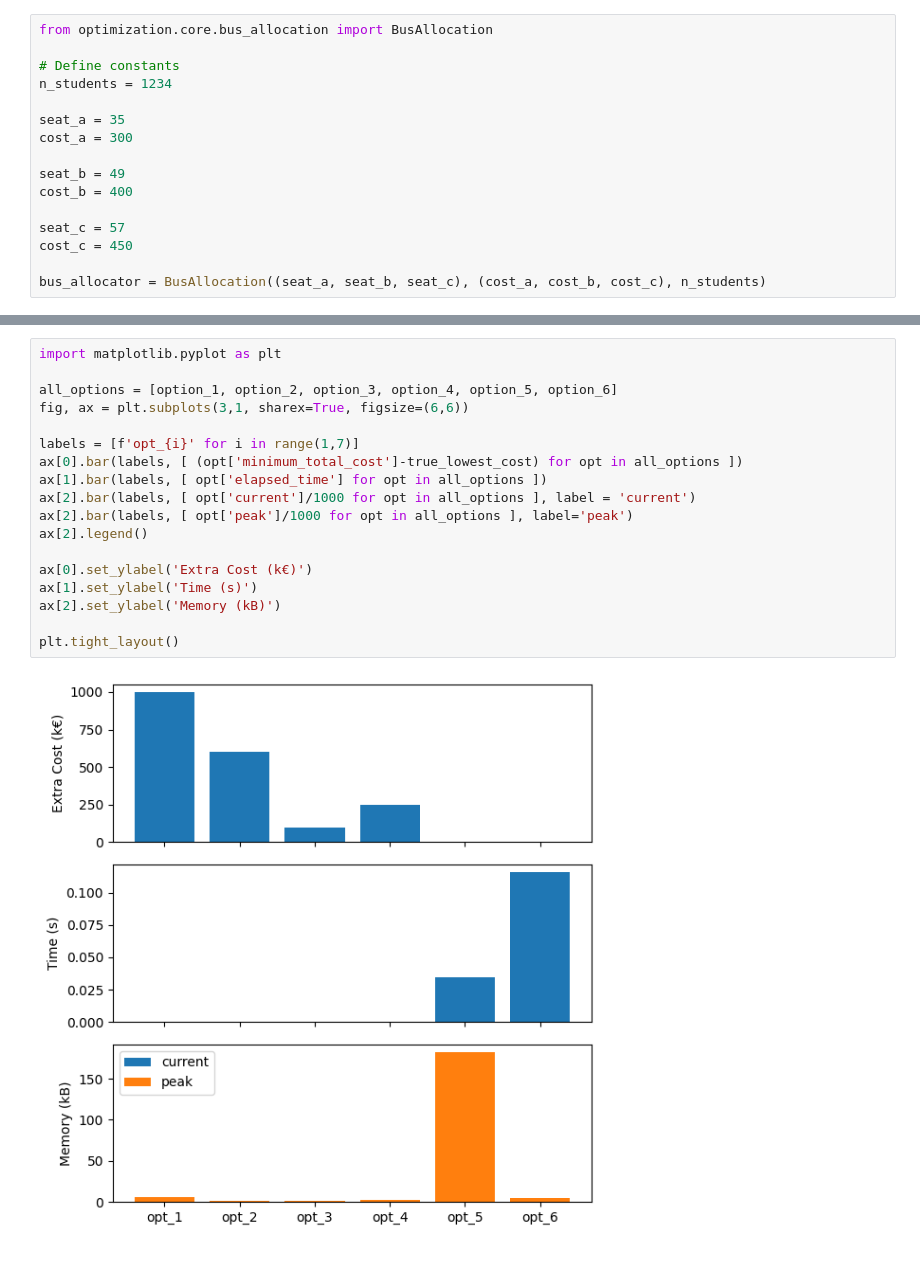
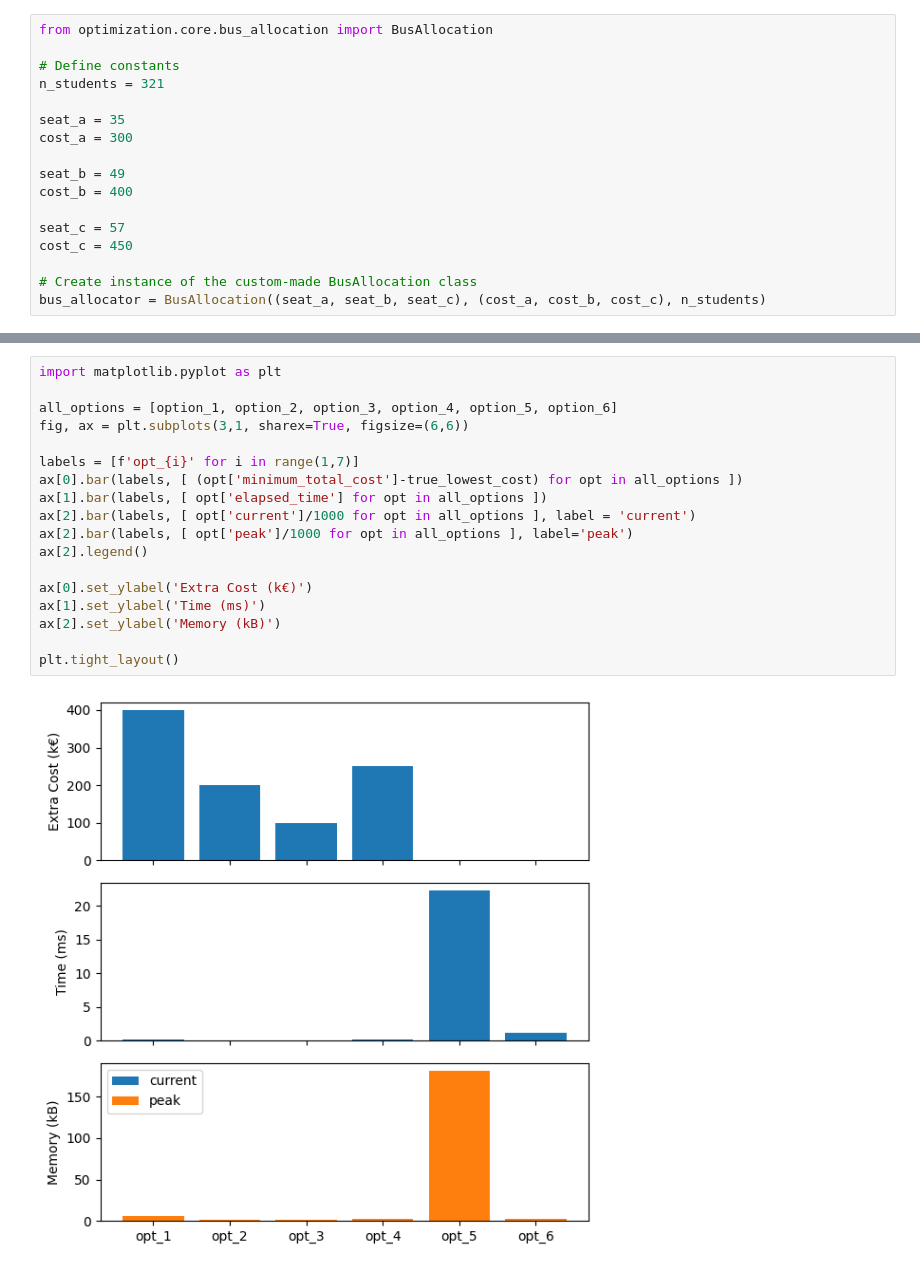
Before and after one commit to marcodigennaro/optimization, a Jupyter notebook: optimization/jupter-notebooks/bus_allocation.ipynb, the cells around one changed output, grey strips where cells are left out. Cells and saved outputs as stored; diff of their text form.

```diff
--- a/optimization/jupter-notebooks/bus_allocation.ipynb
+++ b/optimization/jupter-notebooks/bus_allocation.ipynb
@@ -41,7 +43,7 @@ A more sophisticated scenario is shown to show how for large problems, the best
 from optimization.core.bus_allocation import BusAllocation
 
 # Define constants
-n_students = 1234
+n_students = 321
 
 seat_a = 35
 cost_a = 300
@@ -52,6 +54,7 @@ cost_b = 400
 seat_c = 57
 cost_c = 450
 
+# Create instance of the custom-made BusAllocation class
 bus_allocator = BusAllocation((seat_a, seat_b, seat_c), (cost_a, cost_b, cost_c), n_students)
 # %% [markdown]
 ### Options 1-3: Trivial Solutions
@@ -101,20 +144,20 @@ Minimum total cost: 9800€
 # %%
 import matplotlib.pyplot as plt
 
 all_options = [option_1, option_2, option_3, option_4, option_5, option_6]
 fig, ax = plt.subplots(3,1, sharex=True, figsize=(6,6))
 
 labels = [f'opt_{i}' for i in range(1,7)]
 ax[0].bar(labels, [ (opt['minimum_total_cost']-true_lowest_cost) for opt in all_options ])
 ax[1].bar(labels, [ opt['elapsed_time'] for opt in all_options ])
 ax[2].bar(labels, [ opt['current']/1000 for opt in all_options ], label = 'current')
 ax[2].bar(labels, [ opt['peak']/1000 for opt in all_options ], label='peak')
 ax[2].legend()
 
 ax[0].set_ylabel('Extra Cost (k€)')
-ax[1].set_ylabel('Time (s)')
+ax[1].set_ylabel('Time (ms)')
 ax[2].set_ylabel('Memory (kB)')
 
 plt.tight_layout()
 # %% [output]
-[figure, old version]
+[figure, new version]
```
Also changed, not shown: parts of 23 cells of this notebook, 7 other files.
